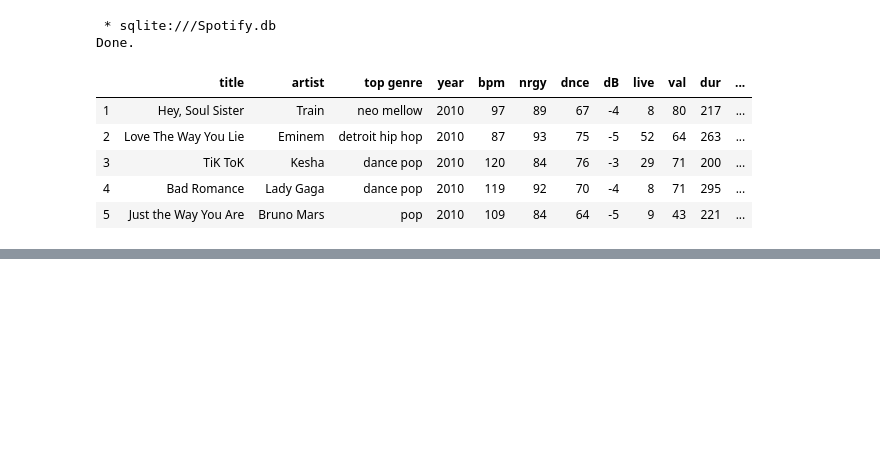
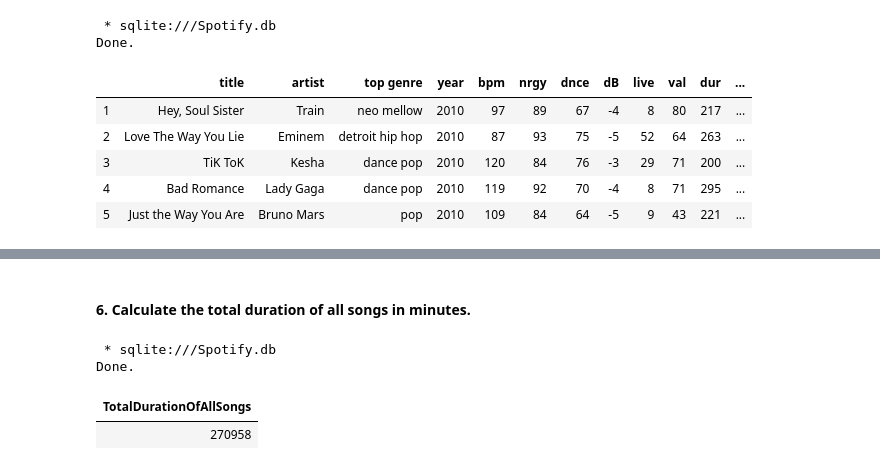
Before and after one commit to AneleMaphalala/NBA-Database-Analysis, a Jupyter notebook: spotify_analysis.ipynb, the cells around one changed output, grey strips where cells are left out. Drawn from its saved outputs; the diff is of its cells as text; code cells hidden in the pictures; blank space fills up the shorter version.

```diff
--- a/spotify_analysis.ipynb
+++ b/spotify_analysis.ipynb
@@ -101,0 +180,12 @@ Done.
+# %% [markdown]
+#### 6. Calculate the total duration of all songs in minutes.
+# %%
+%%sql
+
+SELECT SUM(dur) as TotalDurationOfAllSongs
+FROM spotify
+# %% [output]
+ * sqlite:///Spotify.db
+Done.
+| TotalDurationOfAllSongs |
+| 270958 |
```
Also changed, not shown: parts of 8 cells of this notebook.
